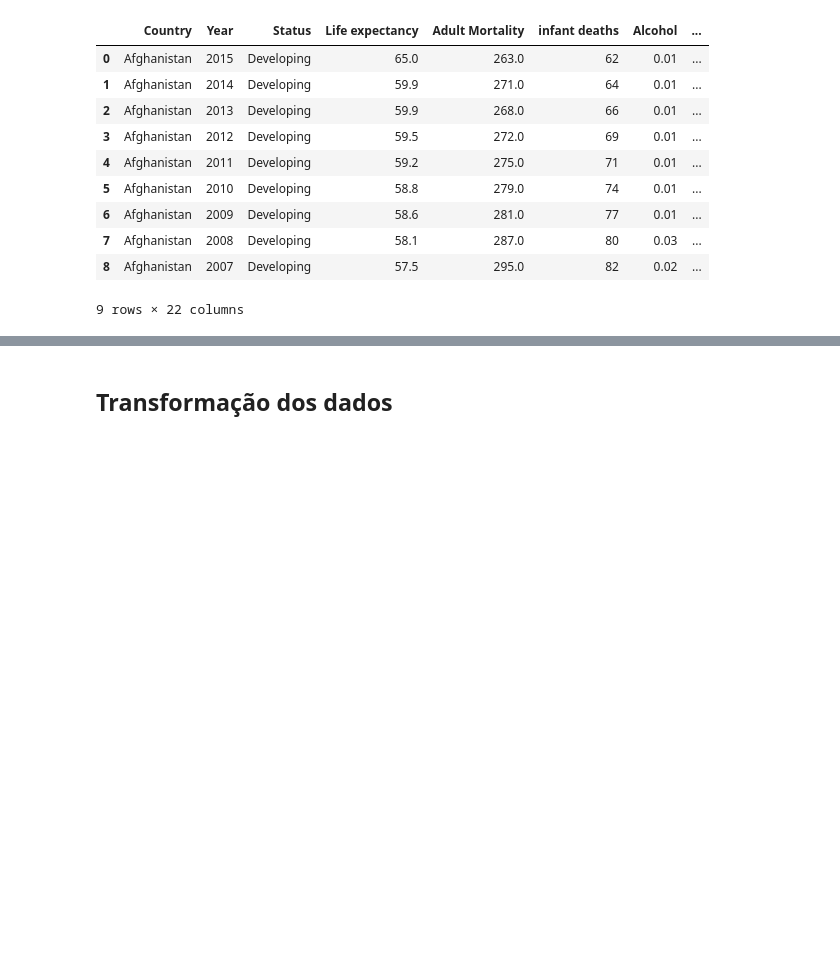
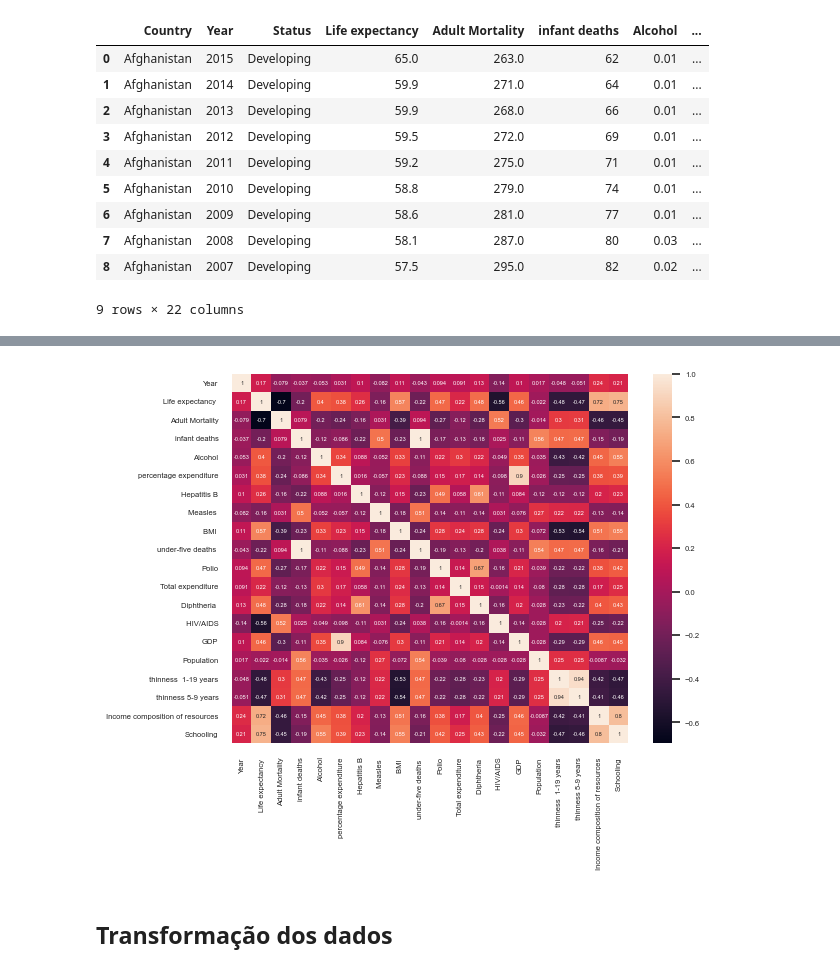
Before and after one commit to AlixAPCarmo/MEI---ML, a Jupyter notebook: Proj01_AlixCarmo_VascoAraujo/Proj01_AlixCarmo_VascoAraujo.ipynb, the cells around one changed output, grey strips where cells are left out. Saved outputs shown, nothing was run; the diff lists cells and outputs as text; code cells hidden in the pictures; blank space fills up the shorter version.

```diff
--- a/Proj01_AlixCarmo_VascoAraujo/Proj01_AlixCarmo_VascoAraujo.ipynb
+++ b/Proj01_AlixCarmo_VascoAraujo/Proj01_AlixCarmo_VascoAraujo.ipynb
@@ -33,3 +65,10 @@ df.head(9)
+# %%
+#heat map
+sns.set(font_scale=0.5)
+sns.heatmap(df.corr(),annot=True,annot_kws={'size': 4})
+sns.set(font_scale=1)
+# %% [output]
+[figure, added]
 # %% [markdown]
 ## Transformação dos dados
 # %%
```
Also changed, not shown: parts of 30 cells of this notebook.
